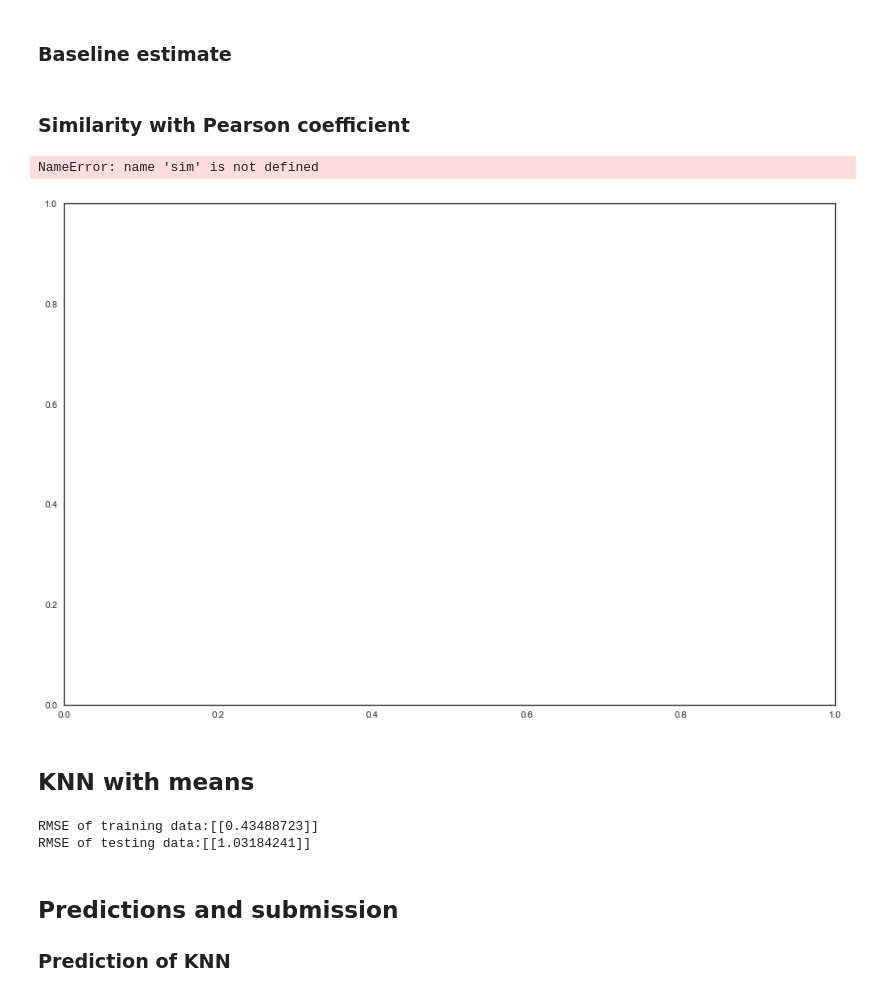
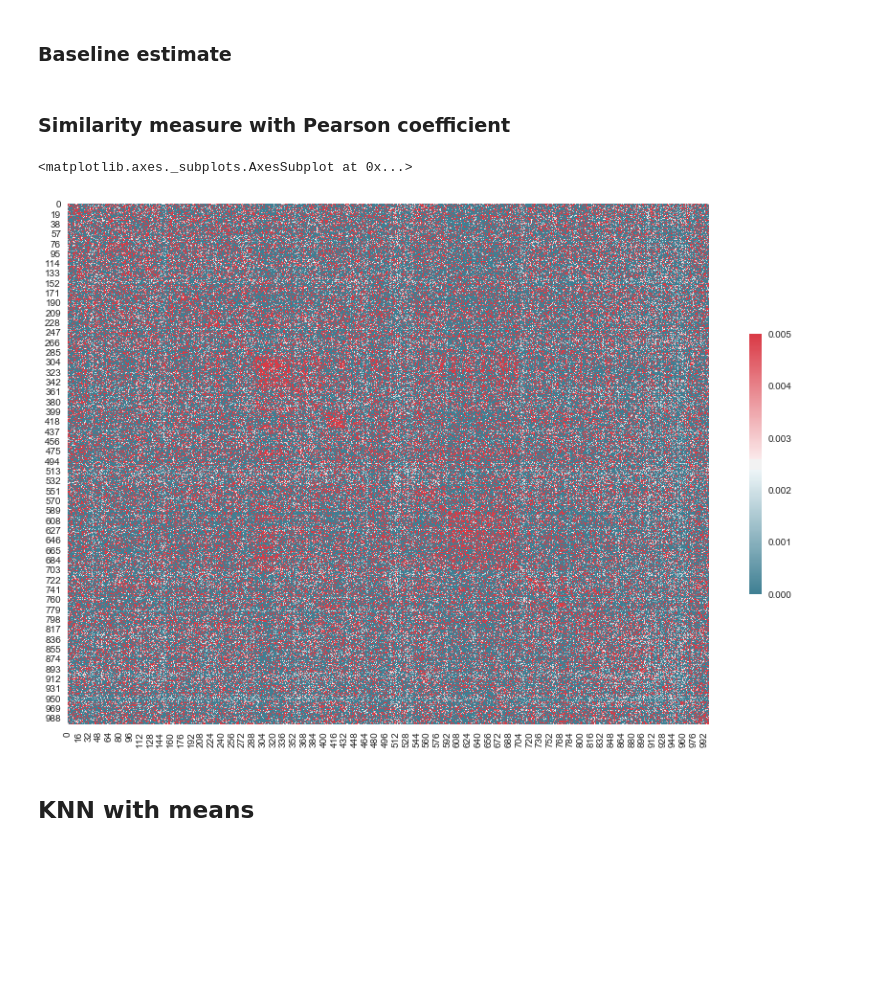
Before and after one commit to sizheng1996/recommender, a Jupyter notebook: run.ipynb, the cells around one changed output. Drawn from its saved outputs; the diff is of its cells as text; code cells hidden in the pictures; blank space fills up the shorter version.

```diff
--- a/run.ipynb
+++ b/run.ipynb
@@ -79,7 +79,8 @@ def split_data(valid_ratings, p_test=0.1):
     return  train, test
 # %%
 from plots import plot_train_test_data
-train, test = split_data(ratings, p_test=0.1)
+seed=998
+train, test = split_data(ratings, seed,p_test=0.1)
 train_=train.toarray()
 test_=test.toarray()
 plot_train_test_data(train, test)
@@ -107,8 +108,8 @@ def extract_global_mean(train):
     global_mean = nonzero_train.mean()
     return global_mean
 
-user_mean=extract_user_mean(train)
-global_mean=extract_global_mean(train)
+user_mean=extract_user_mean(ratings)
+global_mean=extract_global_mean(ratings)
 # %% [markdown]
 ### Baseline estimate
 # %%
@@ -118,31 +119,31 @@ lamda_u = 15
 epochs = 10
 
 #baseline_estimate, get the user effect bu and the item effect bi
-bu,bi = baseline_estimate(train,lamda_i,lamda_u,epochs,global_mean)
+bu,bi = baseline_estimate(ratings,lamda_i,lamda_u,epochs,global_mean)
 # %% [markdown]
-### Similarity with Pearson coefficient
+### Similarity measure with Pearson coefficient
 # %%
 #set the parameters
 min_support = 1
 shrinkage = 1000
 
 #pearson coefficient calculation
-sim = user_based_similarity_by_pearson_baseline(train, min_support, global_mean, bu, bi, shrinkage)
+sim = user_based_similarity_by_pearson_baseline(ratings, min_support, global_mean, bu, bi, shrinkage)
 # %%
 import seaborn as sns
 import pandas as pd
 from string import ascii_letters
 
 np.random.seed(0)
 sns.set()
 
 #similarity matrix plot
 sns.set(style="white")
 f, ax = plt.subplots(figsize=(15, 10))
 cmap = sns.diverging_palette(220, 10, as_cmap=True)
-sns.heatmap(sim,cmap=cmap, vmax=0.03,vmin=0, cbar_kws={"shrink": .5})
+sns.heatmap(sim,cmap=cmap, vmax=0.005,vmin=0, cbar_kws={"shrink": .5})
 # %% [output]
-NameError: name 'sim' is not defined
+<matplotlib.axes._subplots.AxesSubplot at 0x...>
-[figure, old version]
+[figure, new version]
 # %% [markdown]
 ## KNN with means
@@ -162,25 +150 @@ def knn_demo(train,test_row_col,nonzero_test,sim_matrix):
-# %%
-#initial setting
-k = 200
-min_k = 1
-
-#extract the indices of nonzeros and check the prediction error for training data
-train_row, train_col = train.nonzero()
-train_row_col = list(zip(train_row, train_col))
-nonzero_train = train[train.nonzero()].toarray()
-rmse_train = knn_demo(train_,train_row_col,nonzero_train,sim)
-print("RMSE of training data:{}".format(rmse_train))
-
-#extract the indices of nonzeros and check the prediction error for testing data
-test_row, test_col = test.nonzero()
-test_row_col = list(zip(test_row, test_col))
-nonzero_test = test[test.nonzero()].toarray()
-rmse_test = knn_demo(train_,test_row_col,nonzero_test,sim)
-print("RMSE of testing data:{}".format(rmse_test))
-# %% [output]
-RMSE of training data:[[0.43488723]]
-RMSE of testing data:[[1.03184241]]
-# %% [markdown]
-## Predictions and  submission
-### Prediction of KNN
 # %%
```
Also changed, not shown: parts of 11 cells of this notebook.
